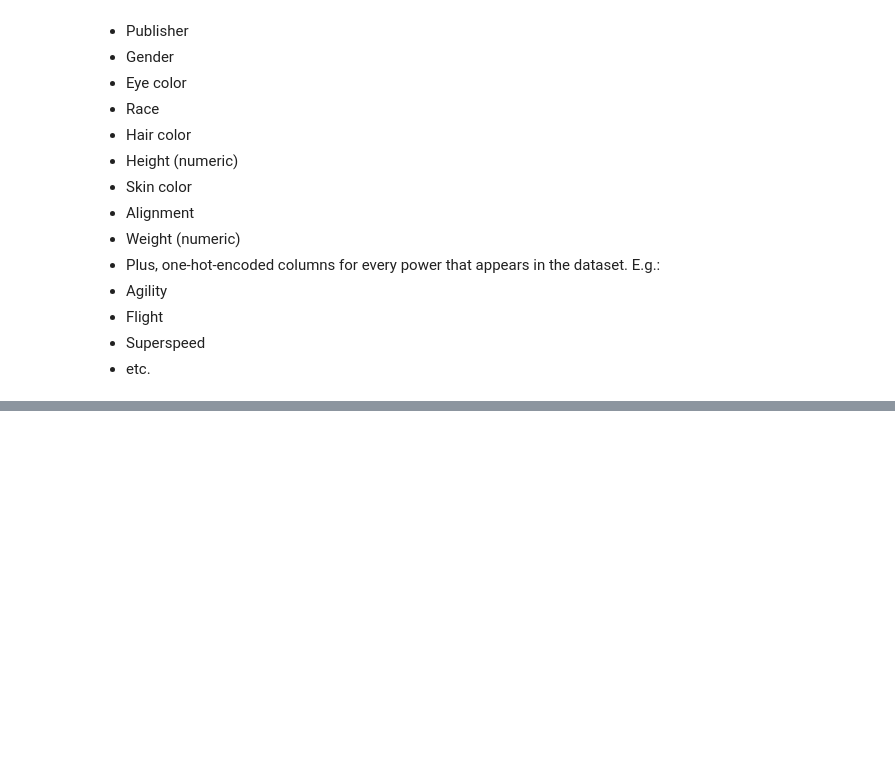
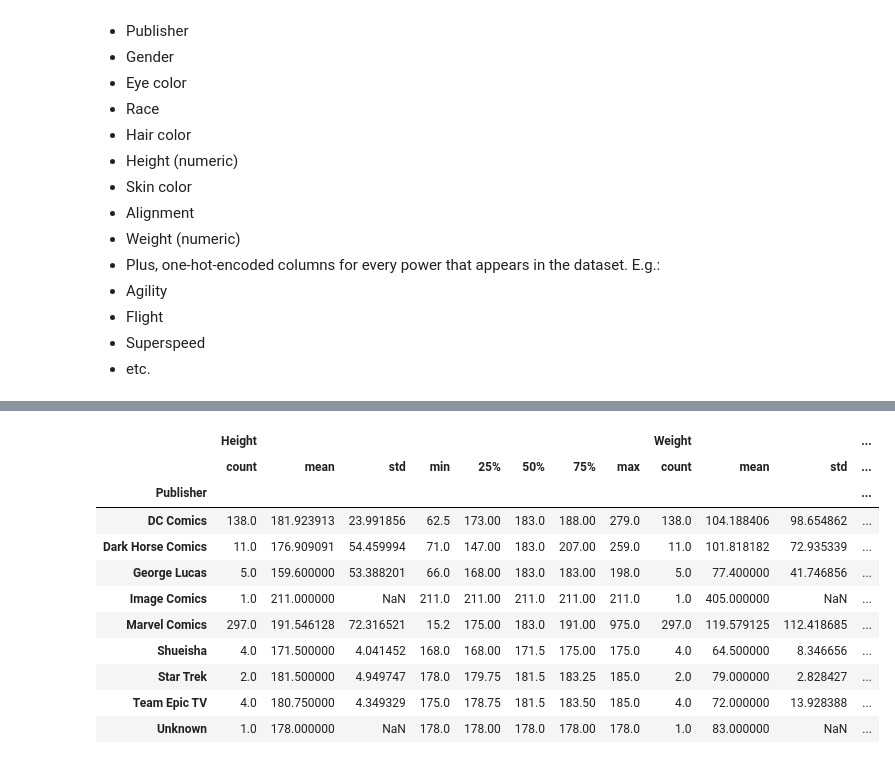
Before and after one commit to mkwak92/AAT-Heroes-Core, a Jupyter notebook: Untitled.ipynb, the cells around one changed output, grey strips where cells are left out. Drawn from its saved outputs; the diff is of its cells as text; code cells hidden in the pictures; blank space fills up the shorter version.

```diff
--- a/Untitled.ipynb
+++ b/Untitled.ipynb
@@ -76,0 +201,2 @@ df_sp_info.head(2)
+# %%
+cols_to_make = exploded['Powers_Split_1'].dropna().unique()
@@ -76,0 +223,3 @@ df_sp_info.head(2)
+# %%
+for col in cols_to_make:
+  df_powers[col] = df_powers['Powers'].str.contains(col)
@@ -76,0 +252,3 @@ df_sp_info.head(2)
+# %%
+final_df = pd.merge(df_sp_info, df_powers, left_on = 'Hero', right_on = 'hero_names')
+final_df.head()
@@ -76,0 +279,2 @@ df_sp_info.head(2)
+# %%
+final_df = final_df.astype({'Height': 'float', 'Weight': 'float'})
@@ -76,0 +308,15 @@ df_sp_info.head(2)
+# %%
+final_df.groupby(['Publisher']).describe()
+# %% [output]
+|  | Height |  |  |  |  |  |  |  | Weight |  |  | ... |
+|  | count | mean | std | min | 25% | 50% | 75% | max | count | mean | std | ... |
+| Publisher |  |  |  |  |  |  |  |  |  |  |  | ... |
+| DC Comics | 138.0 | 181.923913 | 23.991856 | 62.5 | 173.00 | 183.0 | 188.00 | 279.0 | 138.0 | 104.188406 | 98.654862 | ... |
+| Dark Horse Comics | 11.0 | 176.909091 | 54.459994 | 71.0 | 147.00 | 183.0 | 207.00 | 259.0 | 11.0 | 101.818182 | 72.935339 | ... |
+| George Lucas | 5.0 | 159.600000 | 53.388201 | 66.0 | 168.00 | 183.0 | 183.00 | 198.0 | 5.0 | 77.400000 | 41.746856 | ... |
+| Image Comics | 1.0 | 211.000000 | NaN | 211.0 | 211.00 | 211.0 | 211.00 | 211.0 | 1.0 | 405.000000 | NaN | ... |
+| Marvel Comics | 297.0 | 191.546128 | 72.316521 | 15.2 | 175.00 | 183.0 | 191.00 | 975.0 | 297.0 | 119.579125 | 112.418685 | ... |
+| Shueisha | 4.0 | 171.500000 | 4.041452 | 168.0 | 168.00 | 171.5 | 175.00 | 175.0 | 4.0 | 64.500000 | 8.346656 | ... |
+| Star Trek | 2.0 | 181.500000 | 4.949747 | 178.0 | 179.75 | 181.5 | 183.25 | 185.0 | 2.0 | 79.000000 | 2.828427 | ... |
+| Team Epic TV | 4.0 | 180.750000 | 4.349329 | 175.0 | 178.75 | 181.5 | 183.50 | 185.0 | 4.0 | 72.000000 | 13.928388 | ... |
+| Unknown | 1.0 | 178.000000 | NaN | 178.0 | 178.00 | 178.0 | 178.00 | 178.0 | 1.0 | 83.000000 | NaN | ... |
```
Also changed, not shown: parts of 25 cells of this notebook.
